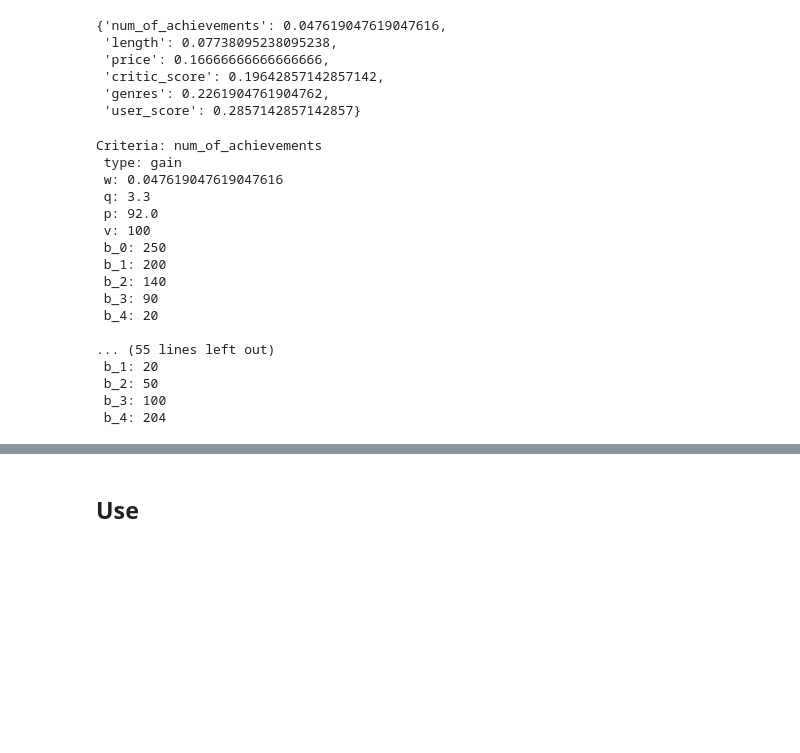
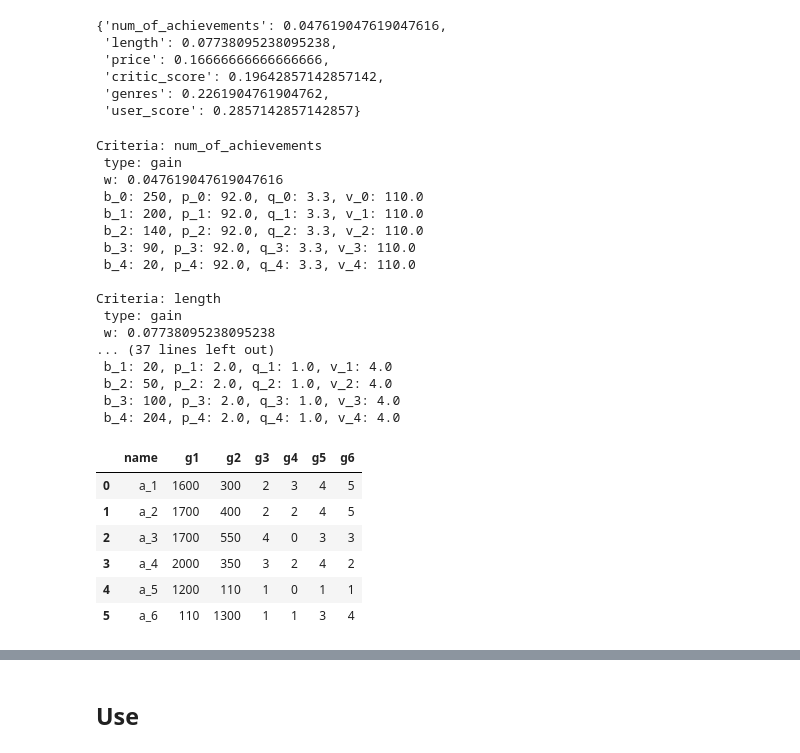
Before and after one commit to MatTheTab/Decision_Analysis, a Jupyter notebook: Project_1/Mat_Decision_Analysis_Project_1.ipynb, the cells around one changed output, grey strips where cells are left out. Saved outputs shown, nothing was run; the diff lists cells and outputs as text; code cells hidden in the pictures; blank space fills up the shorter version.

Commit message:
Add electre

```diff
--- a/Project_1/Mat_Decision_Analysis_Project_1.ipynb
+++ b/Project_1/Mat_Decision_Analysis_Project_1.ipynb
@@ -801,24 +857,24 @@ weights
  'genres': 0.2261904761904762,
  'user_score': 0.2857142857142857}
 # %%
-criteria = [Criteria(name, t, weights[name], q, p, v, b) for name, t, q, p, v, b in zip(criteria_names, criteria_types, criteria_q, criteria_p, criteria_v, criteria_boundaries)]
+criteria = [Criteria_ELECTRE(name, t, weights[name], q, p, v, b) for name, t, q, p, v, b in zip(criteria_names, criteria_types, criteria_q, criteria_p, criteria_v, criteria_boundaries)]
 for c in criteria:
     print(c)
 # %% [output]
 Criteria: num_of_achievements
  type: gain
  w: 0.047619047619047616
- q: 3.3
- p: 92.0
- v: 100
- b_0: 250
- b_1: 200
- b_2: 140
- b_3: 90
- b_4: 20
+ b_0: 250, p_0: 92.0, q_0: 3.3, v_0: 110.0
+ b_1: 200, p_1: 92.0, q_1: 3.3, v_1: 110.0
+ b_2: 140, p_2: 92.0, q_2: 3.3, v_2: 110.0
+ b_3: 90, p_3: 92.0, q_3: 3.3, v_3: 110.0
+ b_4: 20, p_4: 92.0, q_4: 3.3, v_4: 110.0
 
-... (55 lines left out)
- b_1: 20
- b_2: 50
- b_3: 100
- b_4: 204
+Criteria: length
+ type: gain
+ w: 0.07738095238095238
+... (37 lines left out)
+ b_1: 20, p_1: 2.0, q_1: 1.0, v_1: 4.0
+ b_2: 50, p_2: 2.0, q_2: 1.0, v_2: 4.0
+ b_3: 100, p_3: 2.0, q_3: 1.0, v_3: 4.0
+ b_4: 204, p_4: 2.0, q_4: 1.0, v_4: 4.0
@@ -926,0 +1148,34 @@ class ELECTRE_TRI_B():
+# %%
+# electre = ELECTRE_TRI_B(initialize_from_file=True, criteria = criteria, alternatives_path = "data.csv")
+# electre = ELECTRE_TRI_B(criteria = criteria, alternatives = alternatives)
+# electre.display()
+
+criteria = [
+    Criteria_ELECTRE(name = "g1", criteria_type = "cost", w = 0.21, q = [400.0,400.0,400.0,400.0], p=[500.0,500.0,500.0,500.0], v=[1500.0,1500.0,1500.0,1500.0], boundary_profiles=[2000, 1000, 500, 110]),
+    Criteria_ELECTRE(name = "g2", criteria_type = "cost", w = 0.15, q = [150.0,150.0,150.0,150.0], p=[300.0,300.0,300.0,300.0], v=[1000.0,1000.0,1000.0,1000.0], boundary_profiles=[1300, 800, 300, 110]),
+    Criteria_ELECTRE(name = "g3", criteria_type = "gain", w = 0.23, q = [0.0,0.0,0.0,0.0], p=[1.0,1.0,1.0,1.0], v=[3.0,3.0,3.0,3.0], boundary_profiles=[0, 1, 2, 4]),
+    Criteria_ELECTRE(name = "g4", criteria_type = "gain", w = 0.21, q = [1.0,1.0,1.0,1.0], p=[1.0,1.0,1.0,1.0], v=[2.0,2.0,2.0,2.0], boundary_profiles=[0, 1, 2, 4]),
+    Criteria_ELECTRE(name = "g5", criteria_type = "gain", w = 0.12, q = [1.0,1.0,1.0,1.0], p=[2.0,2.0,2.0,2.0], v=[3.0,3.0,3.0,3.0], boundary_profiles=[1, 2, 3, 4]),
+    Criteria_ELECTRE(name = "g6", criteria_type = "gain", w = 0.08, q = [1.0,1.0,1.0,1.0], p=[3.0,3.0,3.0,3.0], v=[4.0,4.0,4.0,4.0], boundary_profiles=[0, 1, 2, 5])
+]
+
+data = {
+    'name': [f"a_{i}" for i in range(1, 7)],
+    "g1": [1600, 1700, 1700, 2000, 1200, 110],
+    "g2": [300, 400, 550, 350, 110, 1300],
+    "g3": [2, 2, 4, 3, 1, 1],
+    "g4": [3, 2, 0, 2, 0, 1],
+    "g5": [4, 4, 3, 4, 1, 3],
+    "g6": [5, 5, 3, 2, 1, 4]
+}
+
+alternatives = pd.DataFrame(data)
+alternatives
+# %% [output]
+|  | name | g1 | g2 | g3 | g4 | g5 | g6 |
+| 0 | a_1 | 1600 | 300 | 2 | 3 | 4 | 5 |
+| 1 | a_2 | 1700 | 400 | 2 | 2 | 4 | 5 |
+| 2 | a_3 | 1700 | 550 | 4 | 0 | 3 | 3 |
+| 3 | a_4 | 2000 | 350 | 3 | 2 | 4 | 2 |
+| 4 | a_5 | 1200 | 110 | 1 | 0 | 1 | 1 |
+| 5 | a_6 | 110 | 1300 | 1 | 1 | 3 | 4 |
```
Also changed, not shown: parts of 10 cells of this notebook.
